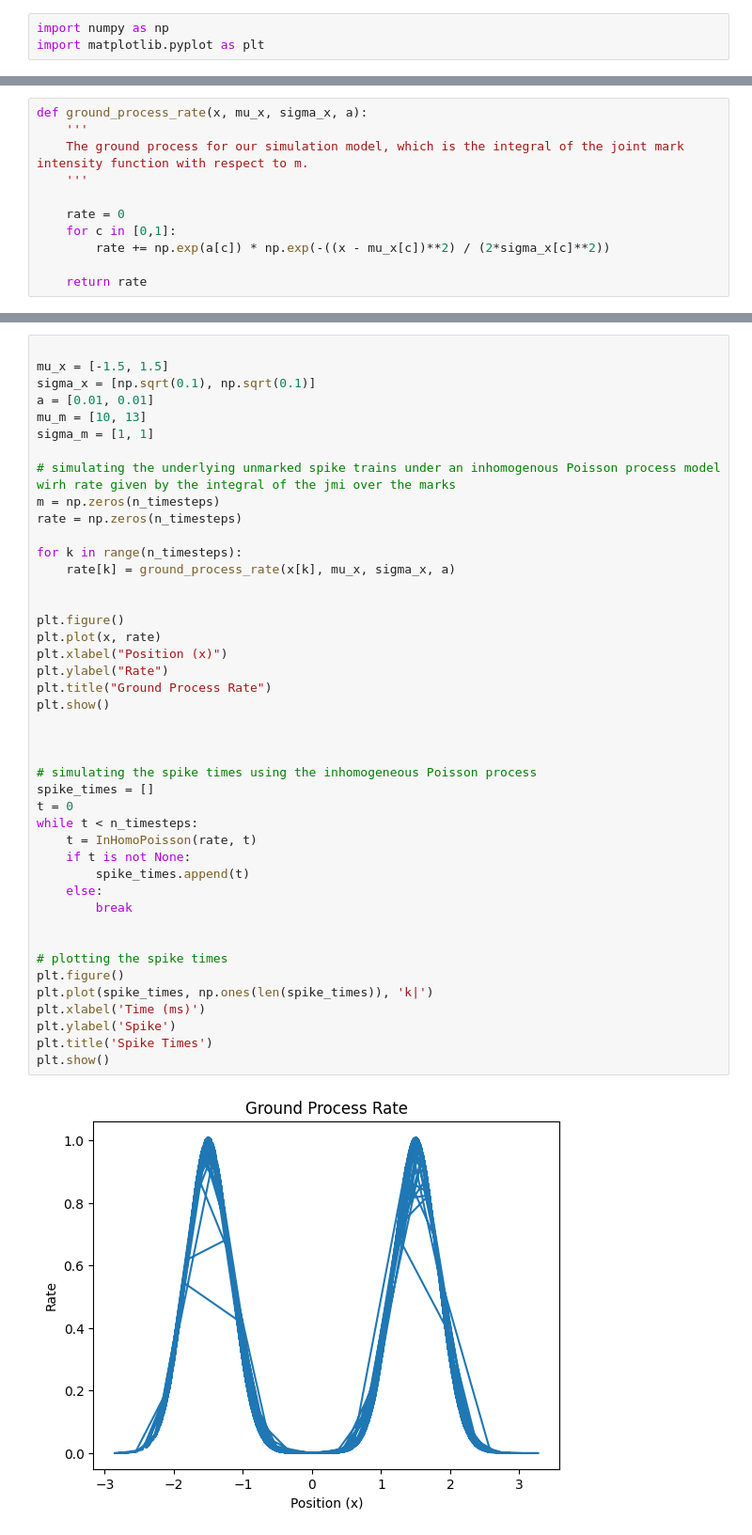
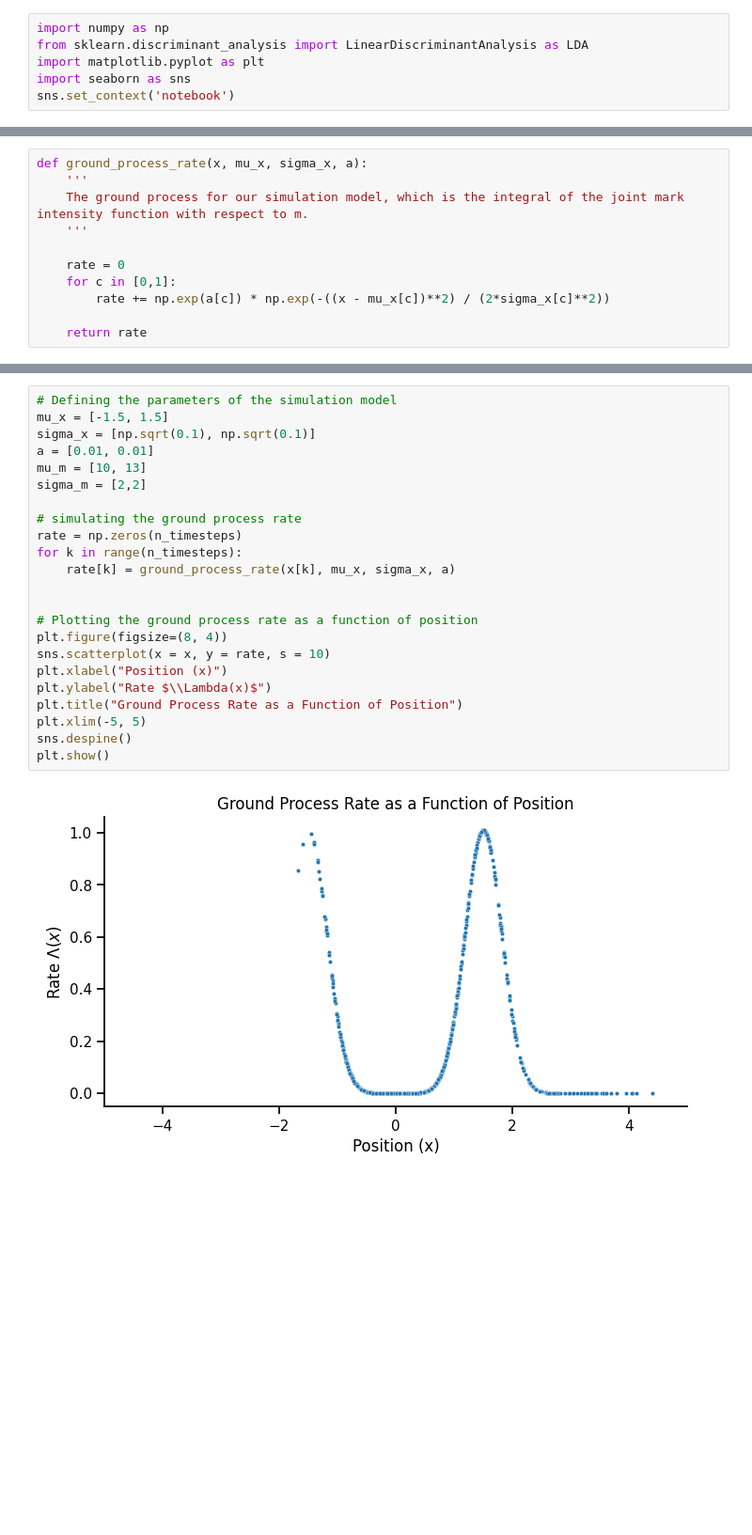
Before and after one commit to Sid-Rafilson-1617/Clusterless-Decoding, a Jupyter notebook: SimulatedData.ipynb, the cells around one changed output, grey strips where cells are left out. Shown: that part at 94% size. Drawn from its saved outputs; the diff is of its cells as text; blank space fills up the shorter version.

```diff
--- a/SimulatedData.ipynb
+++ b/SimulatedData.ipynb
@@ -6,4 +8,7 @@ We first simulate the movement of the mouse running back and fourth along a line
 $p(x_k | x_{k-1}) \sim N(\alpha x_{k-1}, \sigma)$
 # %%
 import numpy as np
+from sklearn.discriminant_analysis import LinearDiscriminantAnalysis as LDA
 import matplotlib.pyplot as plt
+import seaborn as sns
+sns.set_context('notebook')
@@ -98,45 +108,25 @@ def InHomoPoisson(rate, t_old):
 # %%
-
+# Defining the parameters of the simulation model
 mu_x = [-1.5, 1.5]
 sigma_x = [np.sqrt(0.1), np.sqrt(0.1)]
 a = [0.01, 0.01]
 mu_m = [10, 13]
-sigma_m = [1, 1]
+sigma_m = [2,2]
 
-# simulating the underlying unmarked spike trains under an inhomogenous Poisson process model wirh rate given by the integral of the jmi over the marks
-m = np.zeros(n_timesteps)
+# simulating the ground process rate
 rate = np.zeros(n_timesteps)
-
 for k in range(n_timesteps):
     rate[k] = ground_process_rate(x[k], mu_x, sigma_x, a)
 
 
-plt.figure()
-plt.plot(x, rate)
+# Plotting the ground process rate as a function of position
+plt.figure(figsize=(8, 4))
+sns.scatterplot(x = x, y = rate, s = 10)
 plt.xlabel("Position (x)")
-plt.ylabel("Rate")
-plt.title("Ground Process Rate")
+plt.ylabel("Rate $\\Lambda(x)$")
+plt.title("Ground Process Rate as a Function of Position")
+plt.xlim(-5, 5)
+sns.despine()
 plt.show()
-
-
-
-# simulating the spike times using the inhomogeneous Poisson process
-spike_times = []
-t = 0
-while t < n_timesteps:
-    t = InHomoPoisson(rate, t)
-    if t is not None:
-        spike_times.append(t)
-    else:
-        break
-
-
-# plotting the spike times
-plt.figure()
-plt.plot(spike_times, np.ones(len(spike_times)), 'k|')
-plt.xlabel('Time (ms)')
-plt.ylabel('Spike')
-plt.title('Spike Times')
-plt.show()
 # %% [output]
-[figure, old version]
+[figure, new version]
```
Also changed, not shown: parts of 20 cells of this notebook.
